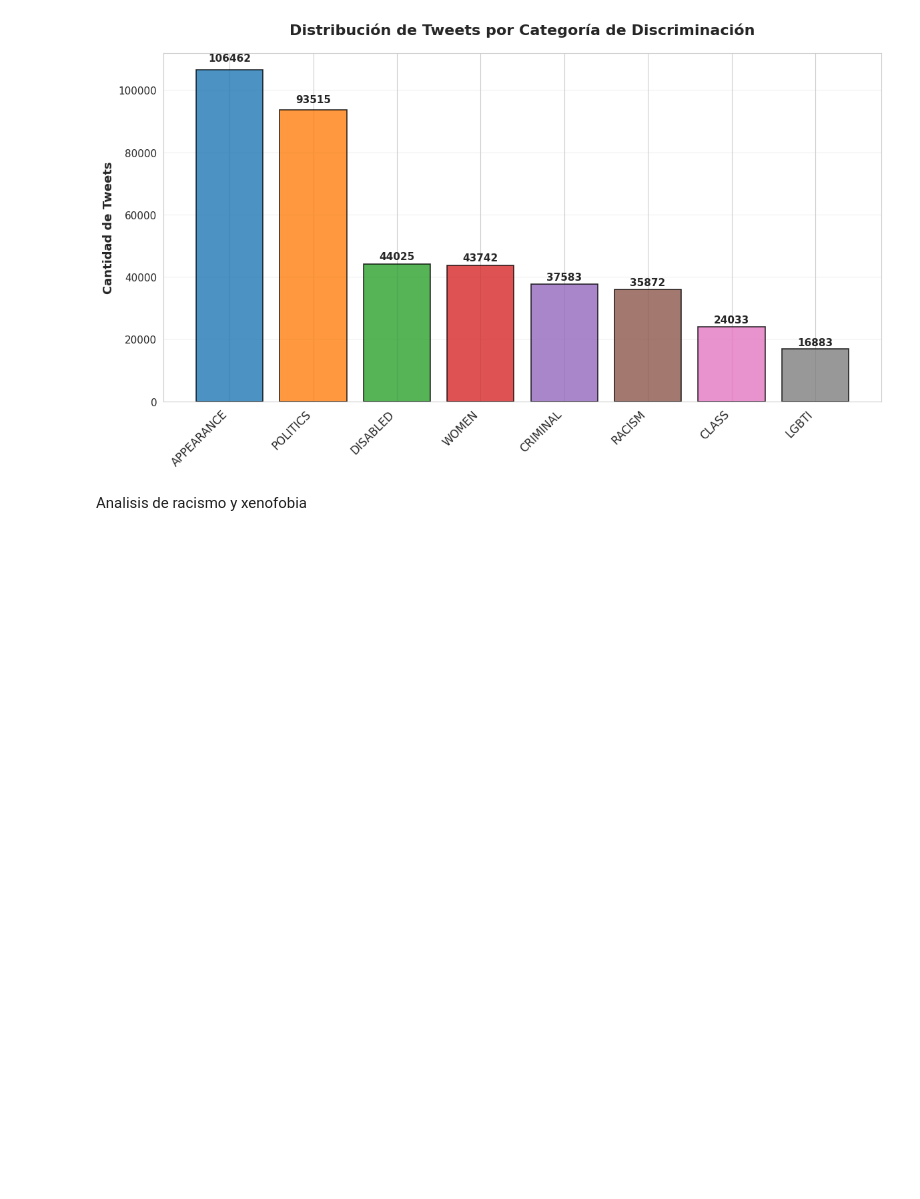
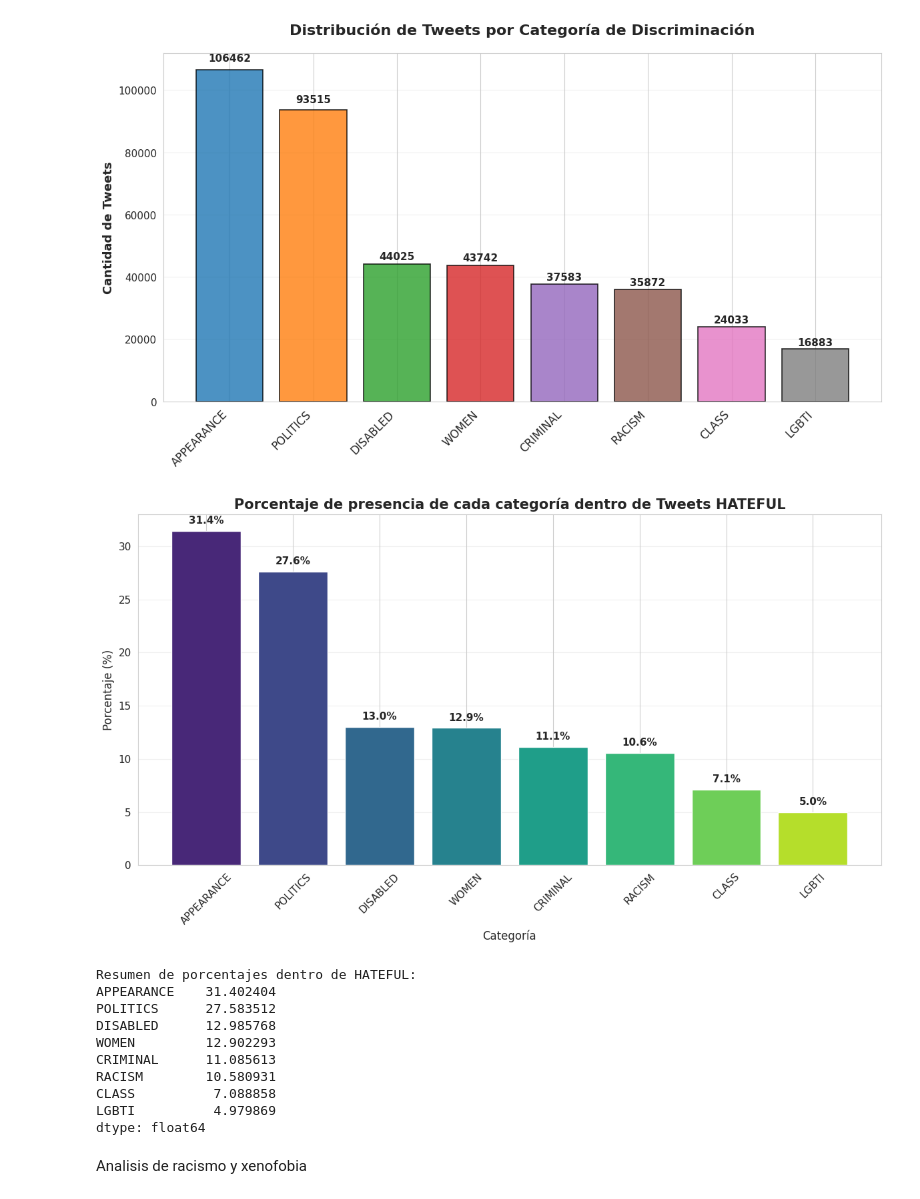
Before and after one commit to natdebandi/xenofobia_ar, a Jupyter notebook: analisis_xenofobia_pandemia_1.ipynb, the cells around one changed output. Saved outputs shown, nothing was run; the diff lists cells and outputs as text; code cells hidden in the pictures; blank space fills up the shorter version.

```diff
--- a/analisis_xenofobia_pandemia_1.ipynb
+++ b/analisis_xenofobia_pandemia_1.ipynb
@@ -399,6 +399,54 @@ plt.tight_layout()
 plt.show()
 # %% [output]
 [figure]
+# %%
+# Calcular la cantidad de cada categoría dentro de los tweets HATEFUL
+categorias = ['APPEARANCE', 'CLASS', 'CRIMINAL', 'DISABLED', 'LGBTI', 'POLITICS', 'RACISM', 'WOMEN']
+
+# Asegurarnos de usar el dataframe filtrado de hateful
+df_hateful_only = df[df['HATEFUL'] == True]
+total_hateful = len(df_hateful_only)
+
+# Sumar los valores de cada categoría
+conteo_cats_hateful = df_hateful_only[categorias].sum().sort_values(ascending=False)
+
+# Calcular porcentajes
+porcentajes_hateful = (conteo_cats_hateful / total_hateful) * 100
+
+# Crear el gráfico
+fig, ax = plt.subplots(figsize=(12, 7))
+barras = ax.bar(porcentajes_hateful.index, porcentajes_hateful.values, color=sns.color_palette("viridis", len(categorias)))
+
+# Añadir títulos y etiquetas
+ax.set_title('Porcentaje de presencia de cada categoría dentro de Tweets HATEFUL', fontsize=15, fontweight='bold')
+ax.set_ylabel('Porcentaje (%)', fontsize=12)
+ax.set_xlabel('Categoría', fontsize=12)
+
+# Añadir etiquetas de porcentaje sobre las barras
+for i, v in enumerate(porcentajes_hateful.values):
+    ax.text(i, v + 0.5, f'{v:.1f}%', ha='center', va='bottom', fontweight='bold')
+
+# Ajustes visuales
+plt.xticks(rotation=45)
+plt.grid(axis='y', alpha=0.3)
+plt.tight_layout()
+plt.show()
+
+# Mostrar tabla resumen
+print("Resumen de porcentajes dentro de HATEFUL:")
+print(porcentajes_hateful)
+# %% [output]
+[figure, added]
+Resumen de porcentajes dentro de HATEFUL:
+APPEARANCE    31.402404
+POLITICS      27.583512
+DISABLED      12.985768
+WOMEN         12.902293
+CRIMINAL      11.085613
+RACISM        10.580931
+CLASS          7.088858
+LGBTI          4.979869
+dtype: float64
 # %% [markdown]
 Analisis de racismo y xenofobia
 # %%
```
